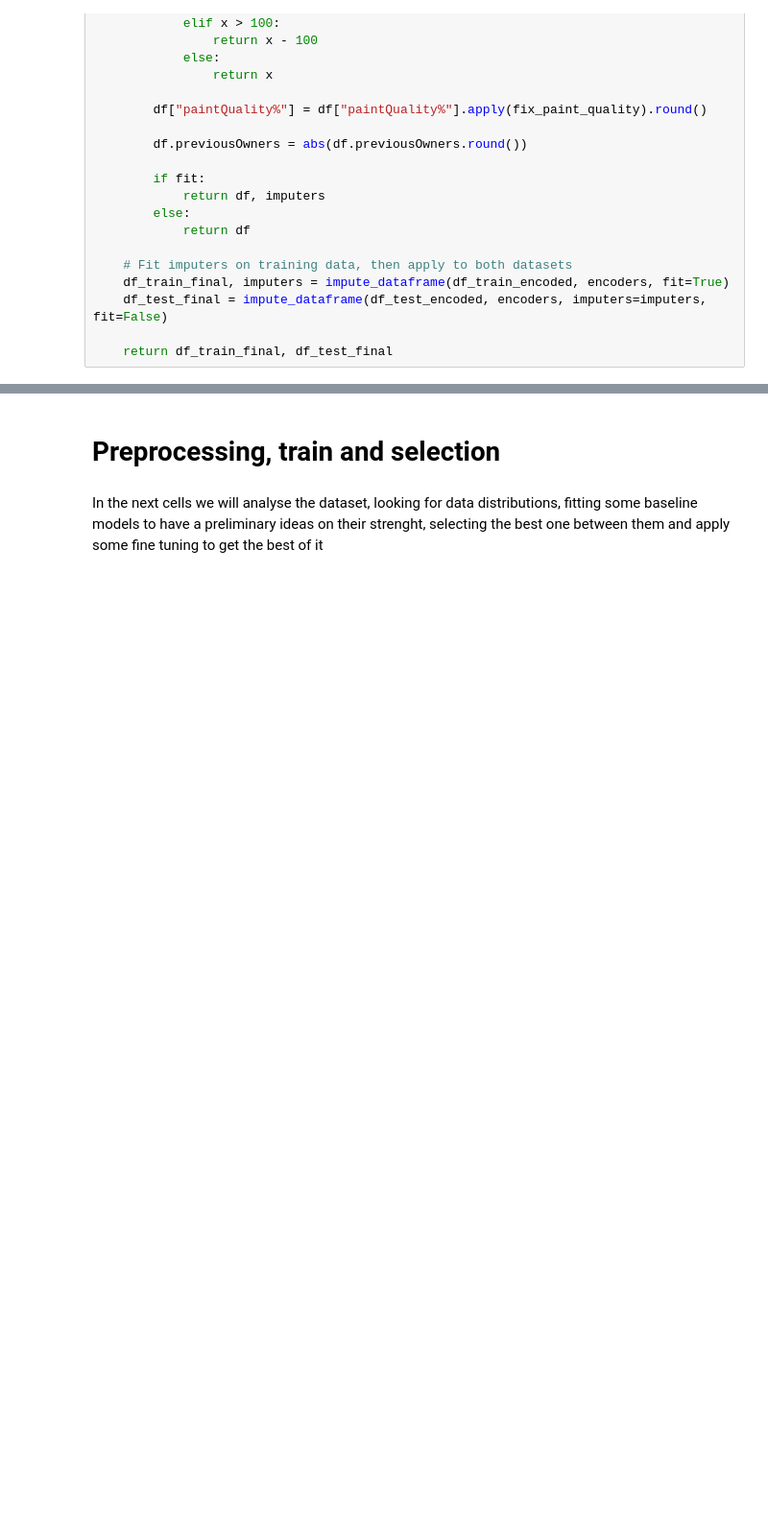
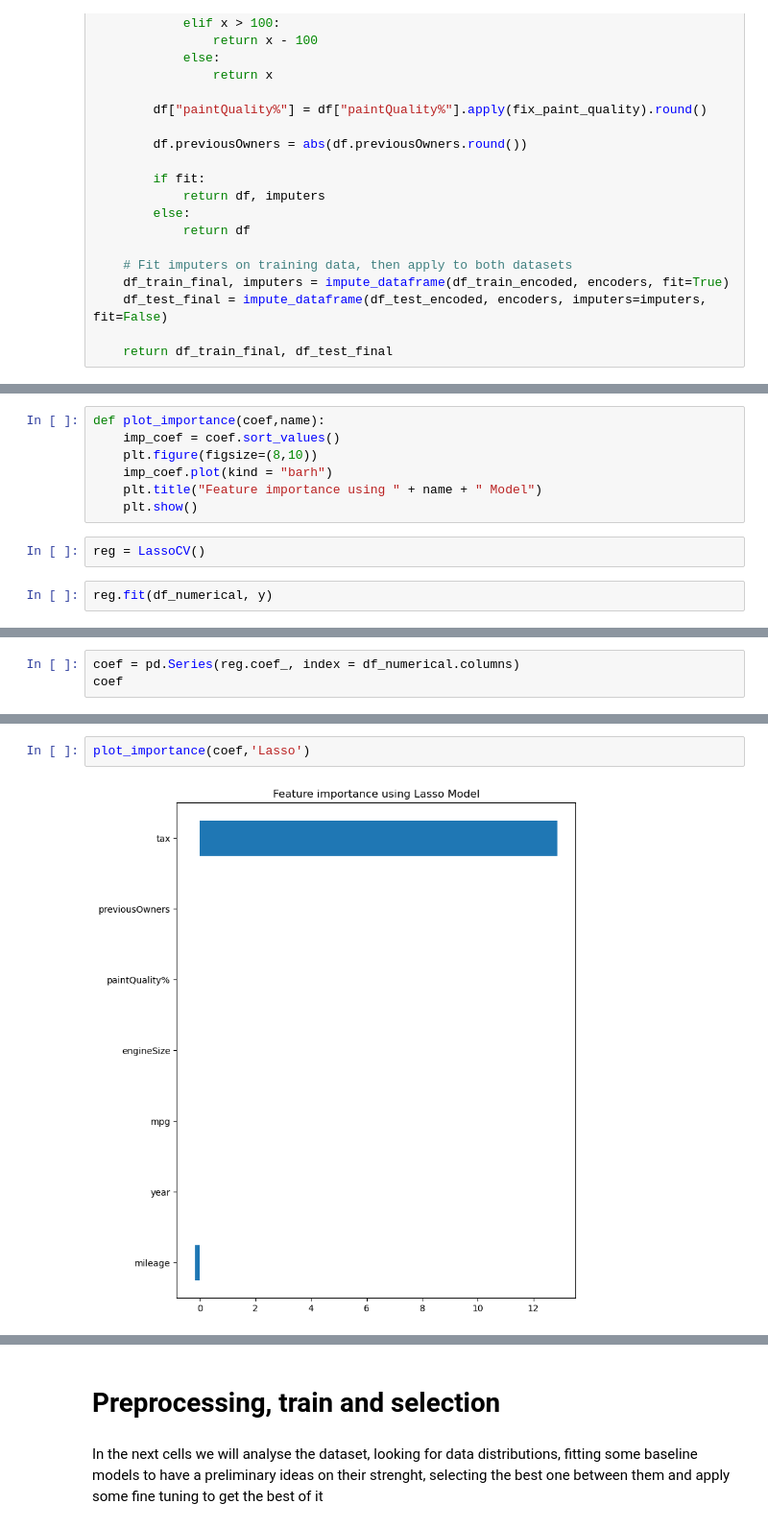
Before and after one commit to LiberoBiagi/ML_Nova_IMS_25-26, a Jupyter notebook: code.ipynb, the cells around one changed output, grey strips where cells are left out. Shown at 96% size. Cells and saved outputs as stored; diff of their text form; blank space fills up the shorter version.

```diff
--- a/code.ipynb
+++ b/code.ipynb
@@ -628,0 +910,11 @@ def clean_car_data(df_train, df_test, fast=True):
+# %%
+def plot_importance(coef,name):
+    imp_coef = coef.sort_values()
+    plt.figure(figsize=(8,10))
+    imp_coef.plot(kind = "barh")
+    plt.title("Feature importance using " + name + " Model")
+    plt.show()
+# %%
+reg = LassoCV()
+# %%
+reg.fit(df_numerical, y)
@@ -628,0 +923,3 @@ def clean_car_data(df_train, df_test, fast=True):
+# %%
+coef = pd.Series(reg.coef_, index = df_numerical.columns)
+coef
@@ -628,0 +950,4 @@ def clean_car_data(df_train, df_test, fast=True):
+# %%
+plot_importance(coef,'Lasso')
+# %% [output]
+[figure, added]
```
Also changed, not shown: parts of 47 cells of this notebook.
